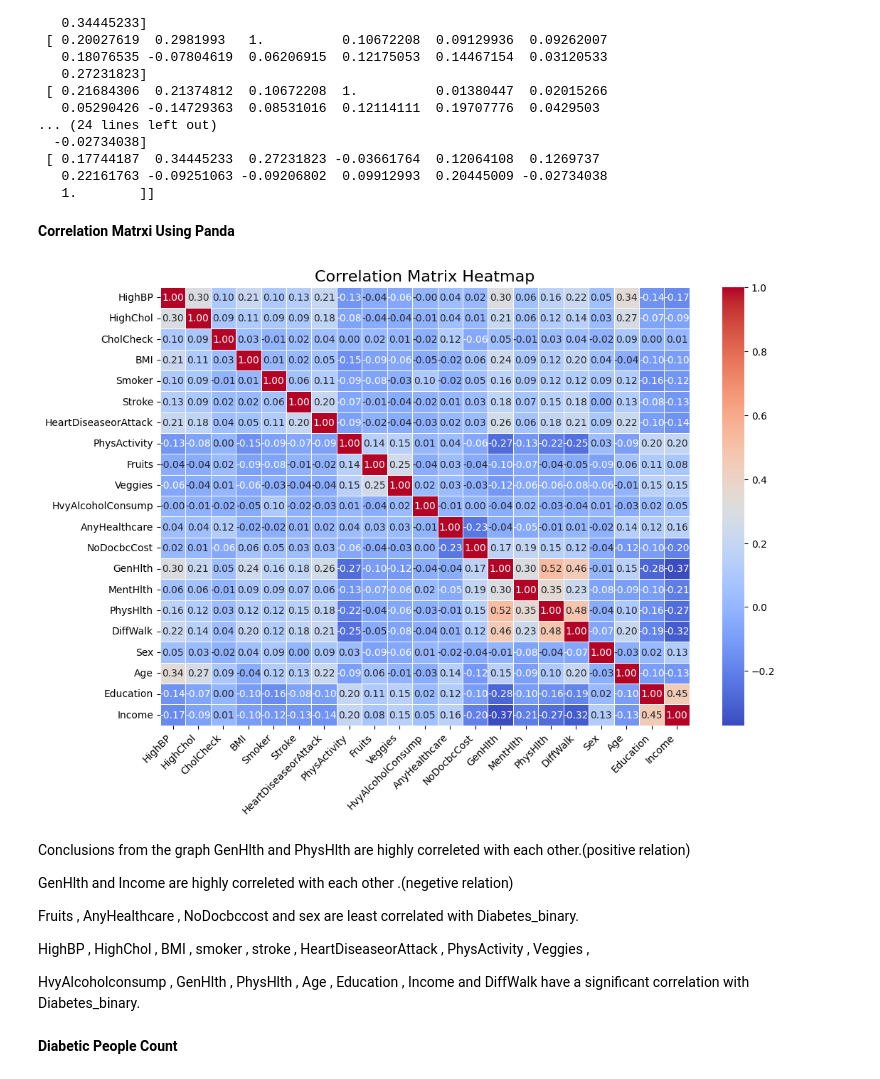
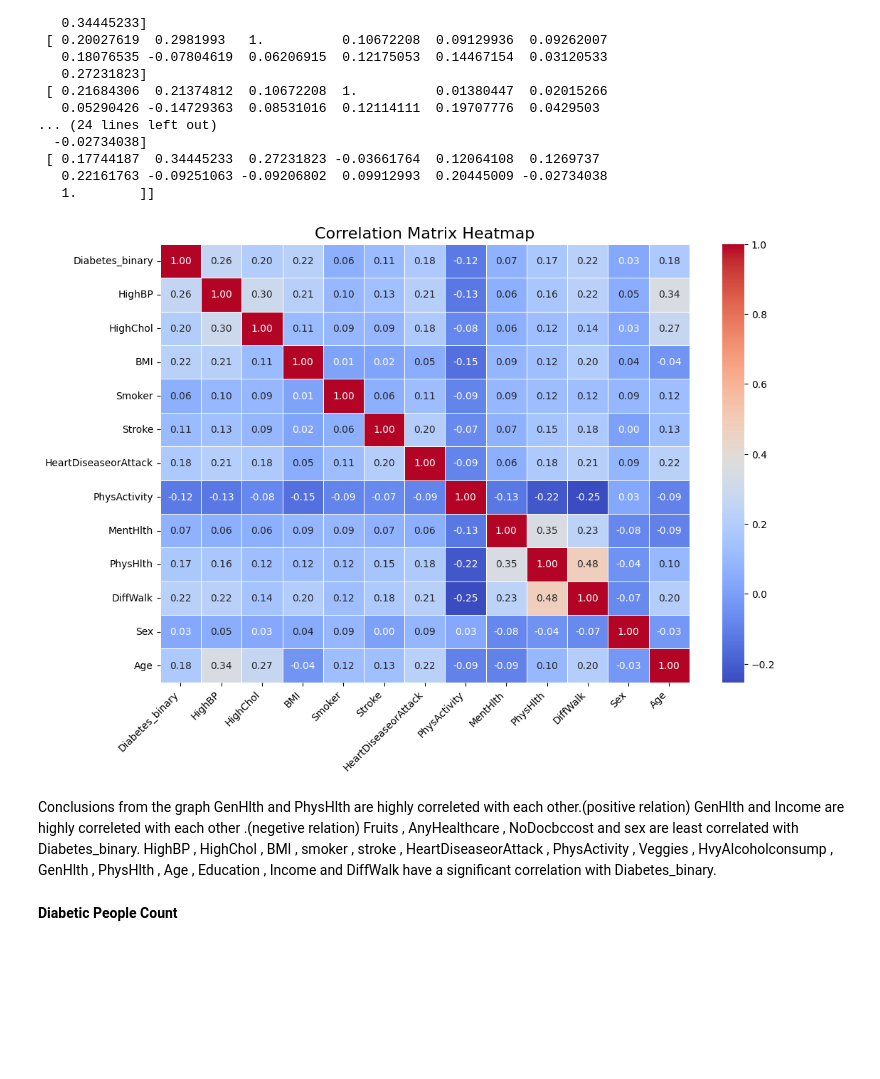
Before and after one commit to kapsoniiisc/DataScaleProject, a Jupyter notebook: Code/EDA_Data_scale.ipynb, the cells around one changed output. Saved outputs shown, nothing was run; the diff lists cells and outputs as text; code cells hidden in the pictures; blank space fills up the shorter version.

```diff
--- a/Code/EDA_Data_scale.ipynb
+++ b/Code/EDA_Data_scale.ipynb
@@ -289,32 +187,36 @@ Correlation Matrix:
  [ 0.17744187  0.34445233  0.27231823 -0.03661764  0.12064108  0.1269737
    0.22161763 -0.09251063 -0.09206802  0.09912993  0.20445009 -0.02734038
    1.        ]]
-# %% [markdown]
-**Correlation Matrxi Using Panda**
 # %%
+import numpy as np
+numeric_columns = ['Diabetes_binary', 'HighBP', 'HighChol','BMI','Smoker','Stroke',
+                   'HeartDiseaseorAttack','PhysActivity','MentHlth','PhysHlth','DiffWalk','Sex','Age']
+
+vector_col = "features"
+assembler = VectorAssembler(inputCols=numeric_columns, outputCol=vector_col)
+vectorized_data = assembler.transform(cdc_data).select(vector_col)
 
 
-corr_matrix_df = pd.DataFrame(correlation_matrix, columns=numeric_columns, index=numeric_columns)
+correlation_matrix = Correlation.corr(vectorized_data, vector_col).head()[0]
 
-# Plot the heatmap
+
+corr_matrix_array = np.array(correlation_matrix.toArray())
+corr_matrix_df = pd.DataFrame(corr_matrix_array, columns=numeric_columns, index=numeric_columns)
+
+
 plt.figure(figsize=(12, 8))
 heatmap = sns.heatmap(corr_matrix_df, annot=True, cmap='coolwarm', fmt='.2f', linewidths=0.5, annot_kws={"size": 10})
 plt.xticks(rotation=45, ha='right')
 plt.yticks(rotation=0)
 plt.title('Correlation Matrix Heatmap', fontsize=16)
 plt.show()
 # %% [output]
-[figure, old version]
+[figure, new version]
 # %% [markdown]
-Conclusions from the graph
-GenHlth and PhysHlth are highly correleted with each other.(positive relation)
-
+Conclusions from the graph GenHlth and PhysHlth are highly correleted with each other.(positive relation)
 GenHlth and Income are highly correleted with each other .(negetive relation)
-
 Fruits , AnyHealthcare , NoDocbccost and sex are least correlated with Diabetes_binary.
-
 HighBP , HighChol , BMI , smoker , stroke , HeartDiseaseorAttack , PhysActivity , Veggies ,
-
 HvyAlcoholconsump , GenHlth , PhysHlth , Age , Education , Income and DiffWalk have a significant correlation with Diabetes_binary.
 # %% [markdown]
 **Diabetic People Count**
```
Also changed, not shown: parts of 98 cells of this notebook.
